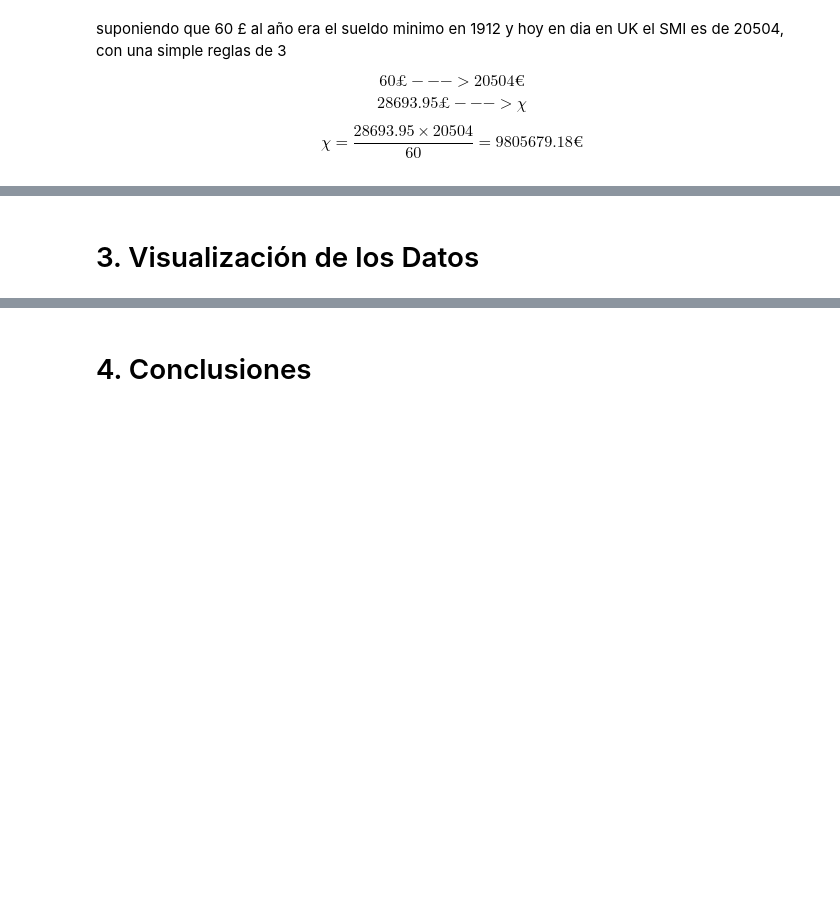
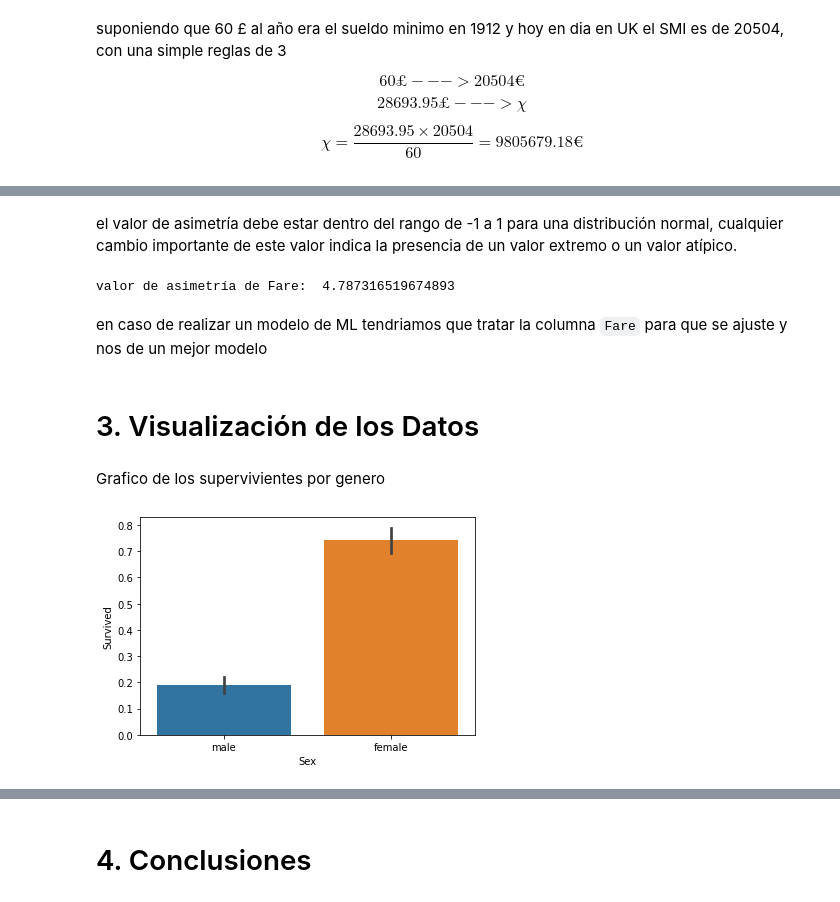
Before and after one commit to JuanManiglia/Prueba_Tecnica_Magister, a Jupyter notebook: src/Eda.ipynb, the cells around one changed output, grey strips where cells are left out. Drawn from its saved outputs; the diff is of its cells as text; code cells hidden in the pictures; blank space fills up the shorter version.

```diff
--- a/src/Eda.ipynb
+++ b/src/Eda.ipynb
@@ -418,2 +400,16 @@ $$\chi = \frac{28693.95 \times 20504}{60} = 9805679.18  €$$
+# %% [markdown]
+el valor de asimetría debe estar dentro del rango de -1 a 1 para una distribución normal, cualquier cambio importante de este valor indica la presencia de un valor extremo o un valor atípico.
+# %%
+print('valor de asimetría de Fare: ',df['Fare'].skew())
+# %% [output]
+valor de asimetría de Fare:  4.787316519674893
+# %% [markdown]
+en caso de realizar un modelo de ML tendriamos que tratar la columna `Fare` para que se ajuste y nos de un mejor modelo
 # %% [markdown]
 #  <a id='3'>3. Visualización de los Datos</a>
+# %% [markdown]
+Grafico de los supervivientes por genero
+# %%
+sns.barplot(x="Sex", y="Survived", data=titanic);
+# %% [output]
+[figure, added]
```
Also changed, not shown: parts of 13 cells of this notebook.
